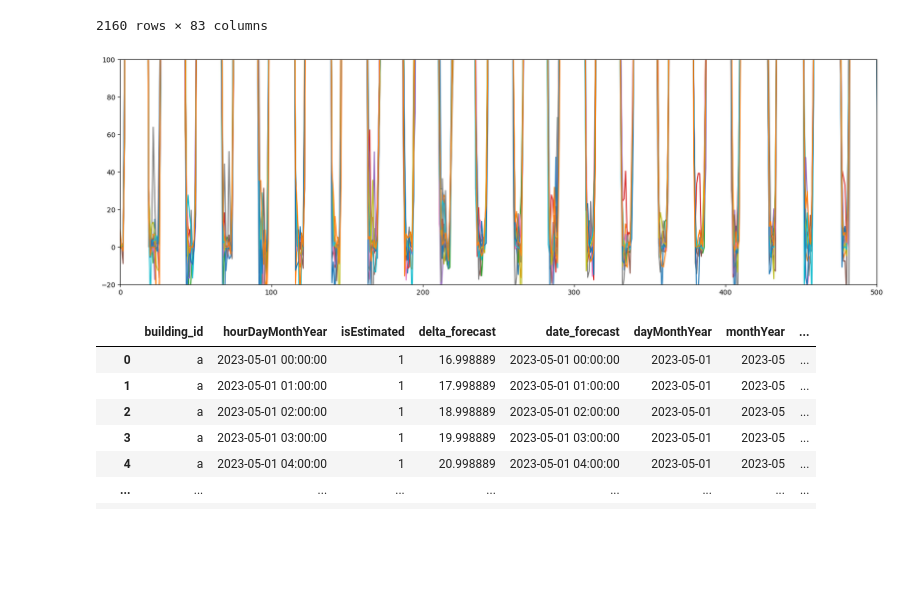
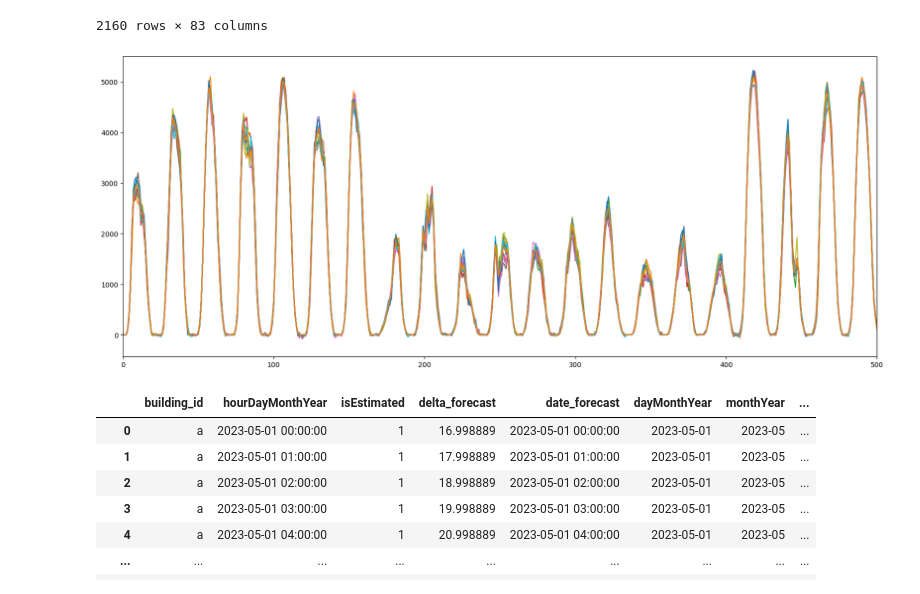
Before and after one commit to CristianoGambirasio/MLProjectNTNU, a Jupyter notebook: SHORT_NOTEBOOK.ipynb, the cells around one changed output. Cells and saved outputs as stored; diff of their text form; code cells hidden in the pictures; blank space fills up the shorter version.

```diff
--- a/SHORT_NOTEBOOK.ipynb
+++ b/SHORT_NOTEBOOK.ipynb
@@ -70,6 +101,7 @@ predictions = m_wrap.get_sub(aggregated=True)
 agg_strats = ['min','max']
 rand_incr = 1
 name = 'MinMax'
+depth = 12
 
 m_wrap = DataWrapper(
     impute_strategy = 'fbfill',
@@ -106,7 +138,7 @@ for i in range(4):
     mod = CatBoostRegressor(
         objective='MAE',
         iterations=800,
-        depth=11,
+        depth=depth,
         random_seed=i*100+rand_incr,
     )
 
@@ -143,6 +175,7 @@ for i in range(4):
 agg_strats = ['mean','std']
 rand_incr = 2
 name = 'MeanStd'
+depth = 12
 
 m_wrap = DataWrapper(
     impute_strategy = 'fbfill',
@@ -179,7 +212,7 @@ for i in range(4):
     mod = CatBoostRegressor(
         objective='MAE',
         iterations=800,
-        depth=11,
+        depth=depth,
         random_seed=i*100+rand_incr,
     )
 
@@ -216,6 +249,7 @@ for i in range(4):
 agg_strats = ['mean','std','min','max','00','15','30','45']
 rand_incr = 3
 name = 'Everything'
+depth = 12
 
 m_wrap = DataWrapper(
     impute_strategy = 'fbfill',
@@ -252,7 +286,7 @@ for i in range(4):
     mod = CatBoostRegressor(
         objective='MAE',
         iterations=800,
-        depth=11,
+        depth=depth,
         random_seed=i*100+rand_incr,
     )
 
@@ -303,12 +337,12 @@ predictions
 2160 rows × 83 columns
 # %%
 pred_only_pred = predictions.iloc[:,-12:]
-plt.figure(figsize=(20,6))
+plt.figure(figsize=(20,8))
 plt.xlim(0,500)
-plt.ylim(-20,100)
+#plt.ylim(-20,100)
 plt.plot(pred_only_pred);
 # %% [output]
-[figure, old version]
+[figure, new version]
 # %%
 predictions
 # %% [output]
```
Also changed, not shown: parts of 11 cells of this notebook, 16 other files.
